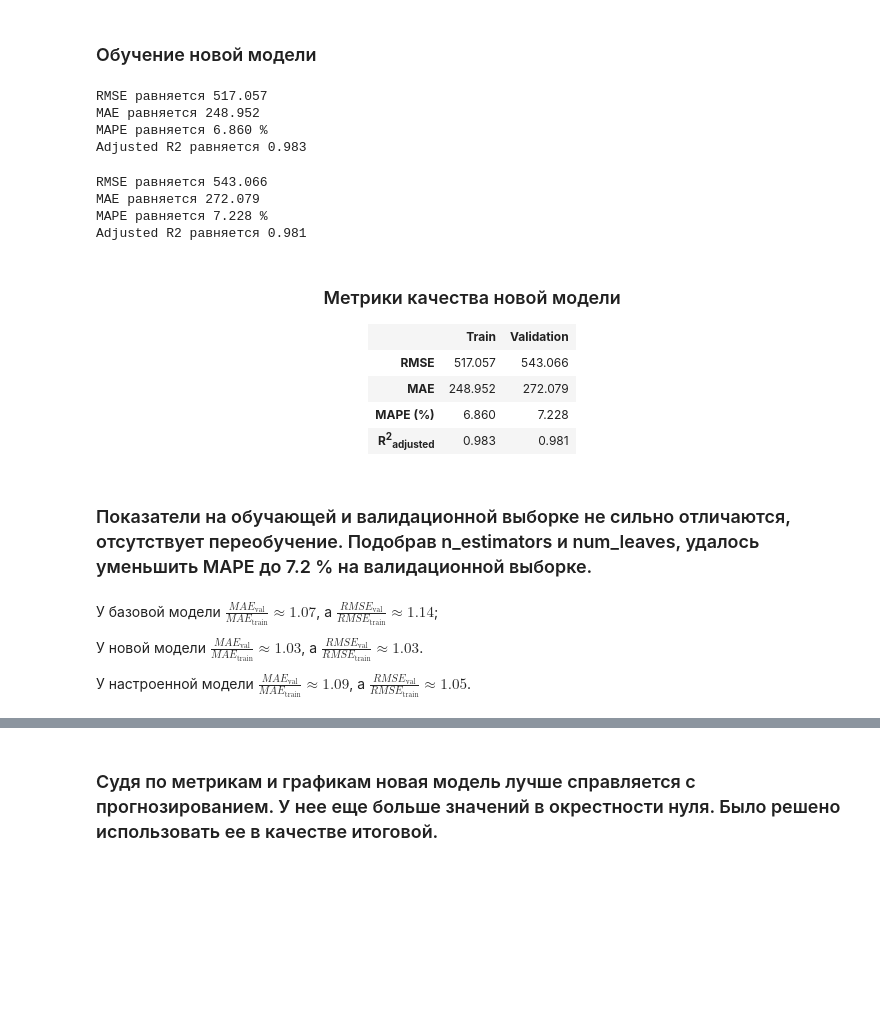
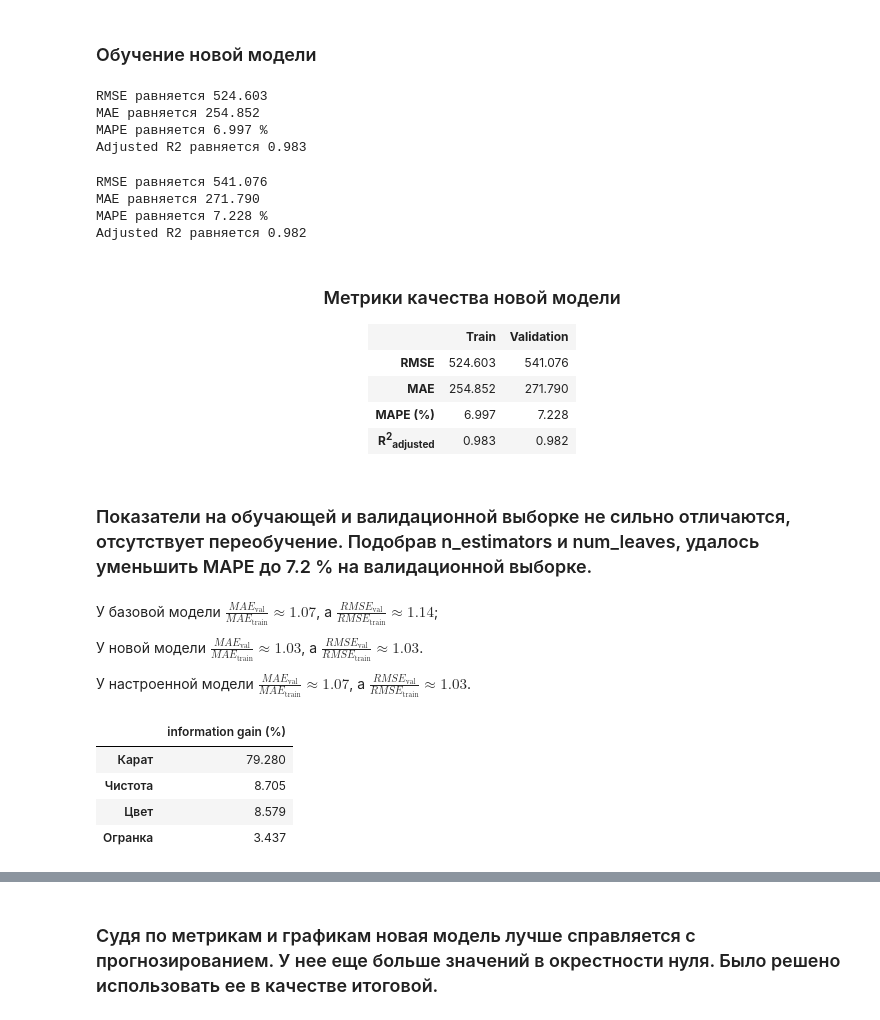
Before and after one commit to Carassius-2000/regression_task, a Jupyter notebook: diamond_price_prediction_tuning.ipynb, the cells around one changed output, grey strips where cells are left out. Drawn from its saved outputs; the diff is of its cells as text; code cells hidden in the pictures; blank space fills up the shorter version.

Commit message:
Исправил ошибку: метрики считались для другой модели

```diff
--- a/diamond_price_prediction_tuning.ipynb
+++ b/diamond_price_prediction_tuning.ipynb
@@ -289,21 +284,21 @@ model_new = LGBMRegressor(
     colsample_bytree=0.9,
 ).fit(X_train, y_train)
 # %%
-y_pred_train = model.predict(X_train)
+y_pred_train = model_new.predict(X_train)
 evaluate_regression(y_train, y_pred_train, len(X_train.columns))
 # %% [output]
-RMSE равняется 517.057
-MAE равняется 248.952
-MAPE равняется 6.860 %
+RMSE равняется 524.603
+MAE равняется 254.852
+MAPE равняется 6.997 %
 Adjusted R2 равняется 0.983
 # %%
-y_pred_val = model.predict(X_val)
+y_pred_val = model_new.predict(X_val)
 evaluate_regression(y_val, y_pred_val, len(X_train.columns))
 # %% [output]
-RMSE равняется 543.066
-MAE равняется 272.079
+RMSE равняется 541.076
+MAE равняется 271.790
 MAPE равняется 7.228 %
-Adjusted R2 равняется 0.981
+Adjusted R2 равняется 0.982
 # %% [markdown]
 <center><h3>Метрики качества новой модели </h3>
 <table>
@@ -314,23 +309,23 @@ Adjusted R2 равняется 0.981
   </tr>
   <tr>
     <td><b>RMSE</b></td>
-    <td>517.057</td>
-    <td>543.066</td>
+    <td>524.603</td>
+    <td>541.076</td>
   </tr>
   <tr>
     <td><b>MAE</b></td>
-    <td>248.952</td>
-    <td>272.079</td>
+    <td>254.852</td>
+    <td>271.790</td>
   </tr>
   <tr>
     <td><b>MAPE (%)</b></td>
-    <td>6.860</td>
+    <td>6.997</td>
     <td>7.228</td>
   </tr>
   <tr>
     <td><b>R<sup>2</sup><sub>adjusted</sub></b></td>
     <td>0.983</td>
-    <td>0.981</td>
+    <td>0.982</td>
   </tr>
 </table></center>
 # %% [markdown]
@@ -340,4 +335,13 @@ Adjusted R2 равняется 0.981
 
 У новой модели $\frac{MAE_{\text{val}}}{MAE_{\text{train}}} \approx 1.03$, а $\frac{RMSE_{\text{val}}}{RMSE_{\text{train}}} \approx 1.03$.
 
-У настроенной модели $\frac{MAE_{\text{val}}}{MAE_{\text{train}}} \approx 1.09$, а $\frac{RMSE_{\text{val}}}{RMSE_{\text{train}}} \approx 1.05$.
+У настроенной модели $\frac{MAE_{\text{val}}}{MAE_{\text{train}}} \approx 1.07$, а $\frac{RMSE_{\text{val}}}{RMSE_{\text{train}}} \approx 1.03$.
+# %%
+feature_importances_percent = calculate_importance_gains(model_new, X_train.columns)
+feature_importances_percent
+# %% [output]
+|  | information gain (%) |
+| Карат | 79.280 |
+| Чистота | 8.705 |
+| Цвет | 8.579 |
+| Огранка | 3.437 |
```
Also changed, not shown: parts of 8 cells of this notebook.
